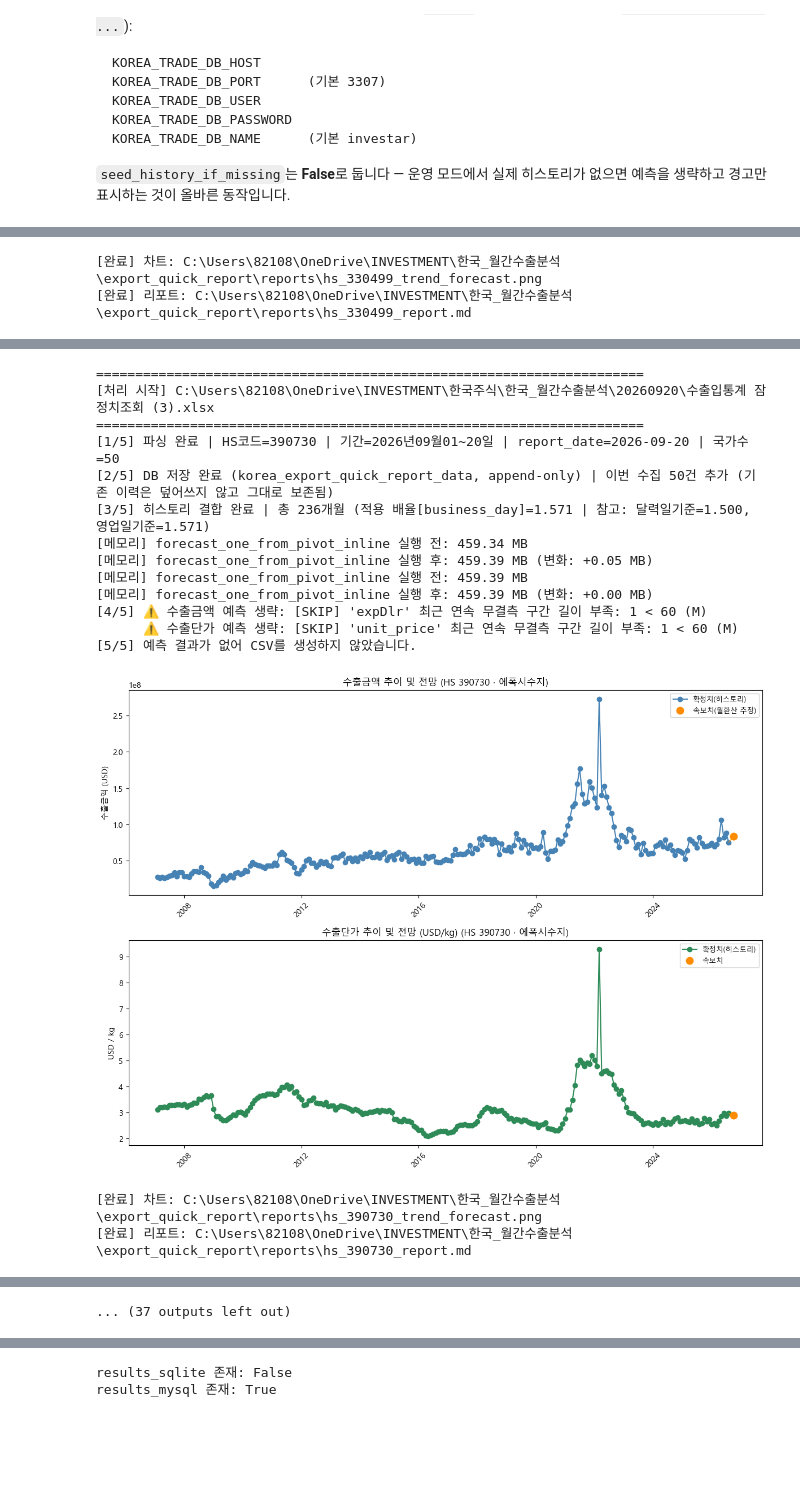
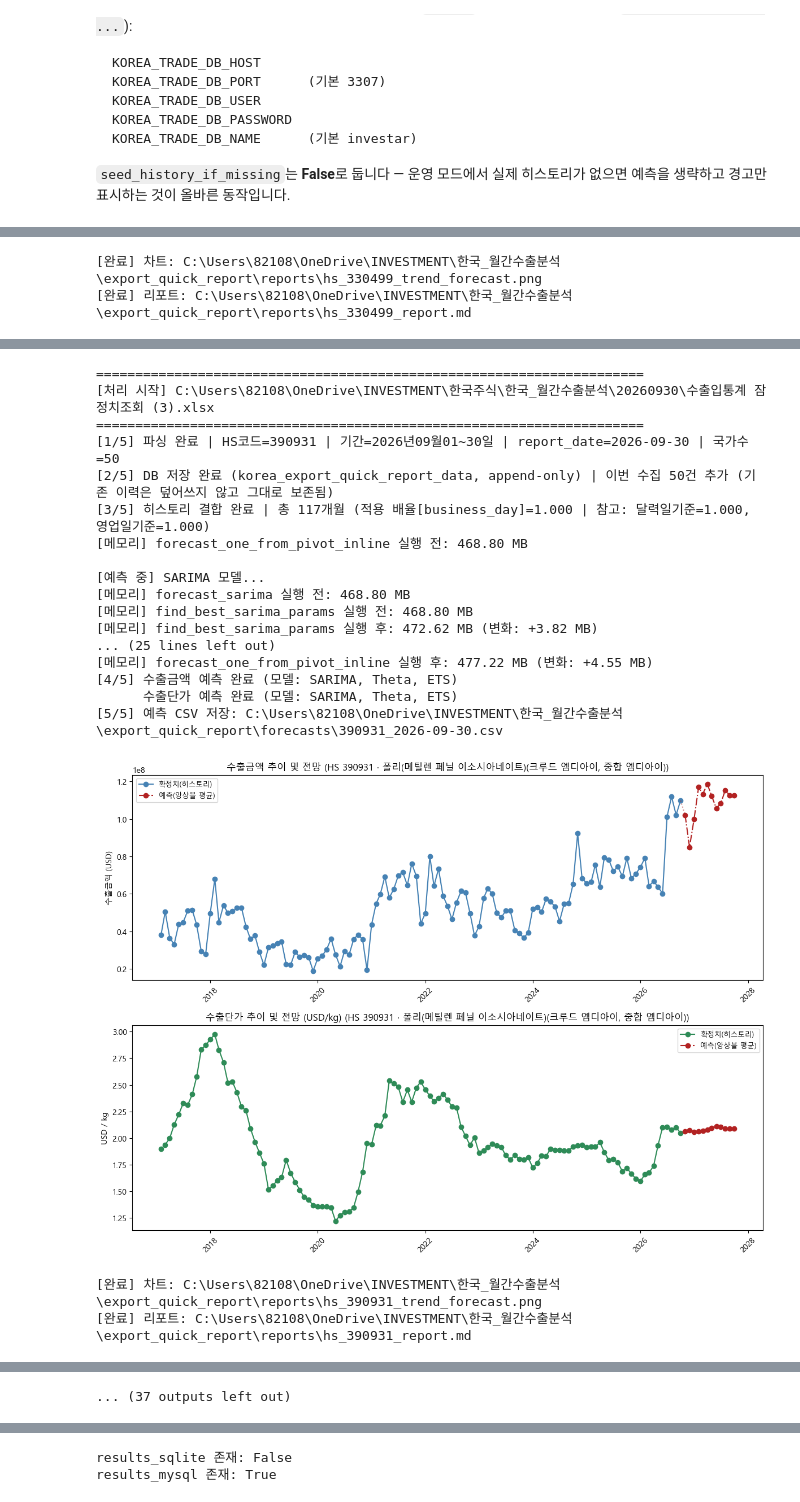
Before and after one commit to stox74/stock_forecast, a Jupyter notebook: Korea_Market/collection/Korea_Export_Data/Export_quick_reporet_ananlysis/수출속보치_분석_파이프라인_V3.ipynb, the cells around one changed output, grey strips where cells are left out. Saved outputs shown, nothing was run; the diff lists cells and outputs as text; code cells hidden in the pictures; blank space fills up the shorter version.

```diff
--- a/Korea_Market/collection/Korea_Export_Data/Export_quick_reporet_ananlysis/수출속보치_분석_파이프라인_V3.ipynb
+++ b/Korea_Market/collection/Korea_Export_Data/Export_quick_reporet_ananlysis/수출속보치_분석_파이프라인_V3.ipynb
@@ -1144,18 +1144,18 @@ os.environ["KOREA_TRADE_DB_USER"] = "stox7412"
 os.environ["KOREA_TRADE_DB_PASSWORD"] = "Apt106503!~"
 
 INPUT_FILES_PROD = [
-    r"C:\Users\82108\OneDrive\INVESTMENT\한국주식\한국_월간수출분석\20260920\수출입통계 잠정치조회 (1).xlsx",
-    r"C:\Users\82108\OneDrive\INVESTMENT\한국주식\한국_월간수출분석\20260920\수출입통계 잠정치조회 (2).xlsx",
-    r"C:\Users\82108\OneDrive\INVESTMENT\한국주식\한국_월간수출분석\20260920\수출입통계 잠정치조회 (3).xlsx",
-    r"C:\Users\82108\OneDrive\INVESTMENT\한국주식\한국_월간수출분석\20260920\수출입통계 잠정치조회 (4).xlsx",
-    r"C:\Users\82108\OneDrive\INVESTMENT\한국주식\한국_월간수출분석\20260920\수출입통계 잠정치조회 (5).xlsx",
-    r"C:\Users\82108\OneDrive\INVESTMENT\한국주식\한국_월간수출분석\20260920\수출입통계 잠정치조회 (6).xlsx",
-    r"C:\Users\82108\OneDrive\INVESTMENT\한국주식\한국_월간수출분석\20260920\수출입통계 잠정치조회 (7).xlsx",
-    r"C:\Users\82108\OneDrive\INVESTMENT\한국주식\한국_월간수출분석\20260920\수출입통계 잠정치조회 (8).xlsx",
-    r"C:\Users\82108\OneDrive\INVESTMENT\한국주식\한국_월간수출분석\20260920\수출입통계 잠정치조회 (9).xlsx",
-    r"C:\Users\82108\OneDrive\INVESTMENT\한국주식\한국_월간수출분석\20260920\수출입통계 잠정치조회 (10).xlsx",
-    r"C:\Users\82108\OneDrive\INVESTMENT\한국주식\한국_월간수출분석\20260920\수출입통계 잠정치조회 (11).xlsx",
-    r"C:\Users\82108\OneDrive\INVESTMENT\한국주식\한국_월간수출분석\20260920\수출입통계 잠정치조회 (12).xlsx",
+    r"C:\Users\82108\OneDrive\INVESTMENT\한국주식\한국_월간수출분석\20260930\수출입통계 잠정치조회 (1).xlsx",
+    r"C:\Users\82108\OneDrive\INVESTMENT\한국주식\한국_월간수출분석\20260930\수출입통계 잠정치조회 (2).xlsx",
+    r"C:\Users\82108\OneDrive\INVESTMENT\한국주식\한국_월간수출분석\20260930\수출입통계 잠정치조회 (3).xlsx",
+    r"C:\Users\82108\OneDrive\INVESTMENT\한국주식\한국_월간수출분석\20260930\수출입통계 잠정치조회 (4).xlsx",
+    r"C:\Users\82108\OneDrive\INVESTMENT\한국주식\한국_월간수출분석\20260930\수출입통계 잠정치조회 (5).xlsx",
+    r"C:\Users\82108\OneDrive\INVESTMENT\한국주식\한국_월간수출분석\20260930\수출입통계 잠정치조회 (6).xlsx",
+    r"C:\Users\82108\OneDrive\INVESTMENT\한국주식\한국_월간수출분석\20260930\수출입통계 잠정치조회 (7).xlsx",
+    r"C:\Users\82108\OneDrive\INVESTMENT\한국주식\한국_월간수출분석\20260930\수출입통계 잠정치조회 (8).xlsx",
+    r"C:\Users\82108\OneDrive\INVESTMENT\한국주식\한국_월간수출분석\20260930\수출입통계 잠정치조회 (9).xlsx",
+    r"C:\Users\82108\OneDrive\INVESTMENT\한국주식\한국_월간수출분석\20260930\수출입통계 잠정치조회 (10).xlsx",
+    r"C:\Users\82108\OneDrive\INVESTMENT\한국주식\한국_월간수출분석\20260930\수출입통계 잠정치조회 (11).xlsx",
+    r"C:\Users\82108\OneDrive\INVESTMENT\한국주식\한국_월간수출분석\20260930\수출입통계 잠정치조회 (12).xlsx",
   ]
 
 engine_mysql = get_engine("mysql")
@@ -1277,16 +1273,20 @@ print(f"\n전체 완료: {len(results_mysql)}개 HS코드 처리")
 ======================================================================
-[처리 시작] C:\Users\82108\OneDrive\INVESTMENT\한국주식\한국_월간수출분석\20260920\수출입통계 잠정치조회 (3).xlsx
+[처리 시작] C:\Users\82108\OneDrive\INVESTMENT\한국주식\한국_월간수출분석\20260930\수출입통계 잠정치조회 (3).xlsx
 ======================================================================
-[1/5] 파싱 완료 | HS코드=390730 | 기간=2026년09월01~20일 | report_date=2026-09-20 | 국가수=50
+[1/5] 파싱 완료 | HS코드=390931 | 기간=2026년09월01~30일 | report_date=2026-09-30 | 국가수=50
 [2/5] DB 저장 완료 (korea_export_quick_report_data, append-only) | 이번 수집 50건 추가 (기존 이력은 덮어쓰지 않고 그대로 보존됨)
-[3/5] 히스토리 결합 완료 | 총 236개월 (적용 배율[business_day]=1.571 | 참고: 달력일기준=1.500, 영업일기준=1.571)
-[메모리] forecast_one_from_pivot_inline 실행 전: 459.34 MB
-[메모리] forecast_one_from_pivot_inline 실행 후: 459.39 MB (변화: +0.05 MB)
-[메모리] forecast_one_from_pivot_inline 실행 전: 459.39 MB
-[메모리] forecast_one_from_pivot_inline 실행 후: 459.39 MB (변화: +0.00 MB)
-[4/5] ⚠️ 수출금액 예측 생략: [SKIP] 'expDlr' 최근 연속 무결측 구간 길이 부족: 1 < 60 (M)
-      ⚠️ 수출단가 예측 생략: [SKIP] 'unit_price' 최근 연속 무결측 구간 길이 부족: 1 < 60 (M)
-[5/5] 예측 결과가 없어 CSV를 생성하지 않았습니다.
+[3/5] 히스토리 결합 완료 | 총 117개월 (적용 배율[business_day]=1.000 | 참고: 달력일기준=1.000, 영업일기준=1.000)
+[메모리] forecast_one_from_pivot_inline 실행 전: 468.80 MB
+
+[예측 중] SARIMA 모델...
+[메모리] forecast_sarima 실행 전: 468.80 MB
+[메모리] find_best_sarima_params 실행 전: 468.80 MB
+[메모리] find_best_sarima_params 실행 후: 472.62 MB (변화: +3.82 MB)
+... (25 lines left out)
+[메모리] forecast_one_from_pivot_inline 실행 후: 477.22 MB (변화: +4.55 MB)
+[4/5] 수출금액 예측 완료 (모델: SARIMA, Theta, ETS)
+      수출단가 예측 완료 (모델: SARIMA, Theta, ETS)
+[5/5] 예측 CSV 저장: C:\Users\82108\OneDrive\INVESTMENT\한국_월간수출분석\export_quick_report\forecasts\390931_2026-09-30.csv
-[figure, old version]
+[figure, new version]
-[완료] 차트: C:\Users\82108\OneDrive\INVESTMENT\한국_월간수출분석\export_quick_report\reports\hs_390730_trend_forecast.png
-[완료] 리포트: C:\Users\82108\OneDrive\INVESTMENT\한국_월간수출분석\export_quick_report\reports\hs_390730_report.md
+[완료] 차트: C:\Users\82108\OneDrive\INVESTMENT\한국_월간수출분석\export_quick_report\reports\hs_390931_trend_forecast.png
+[완료] 리포트: C:\Users\82108\OneDrive\INVESTMENT\한국_월간수출분석\export_quick_report\reports\hs_390931_report.md
```
Also changed, not shown: parts of 5 cells of this notebook.
